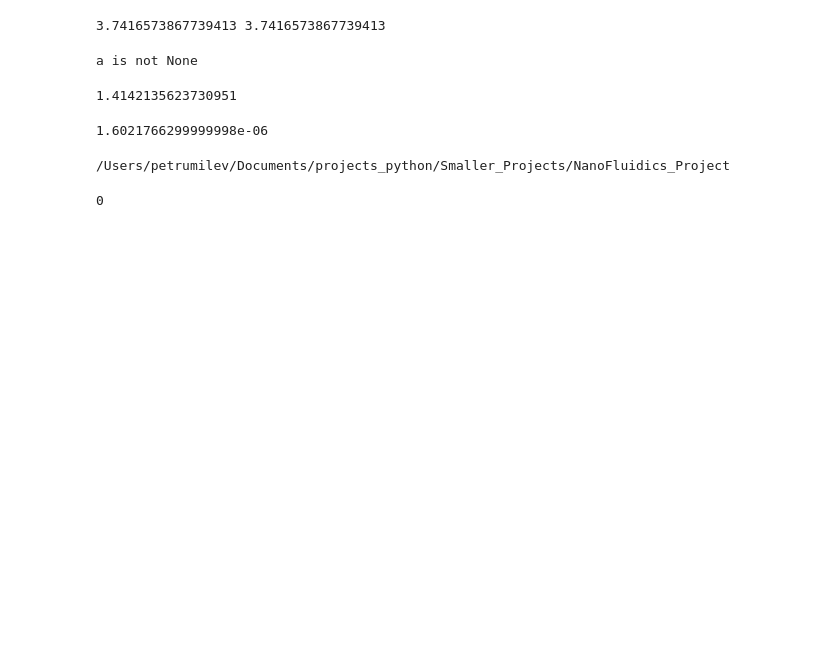
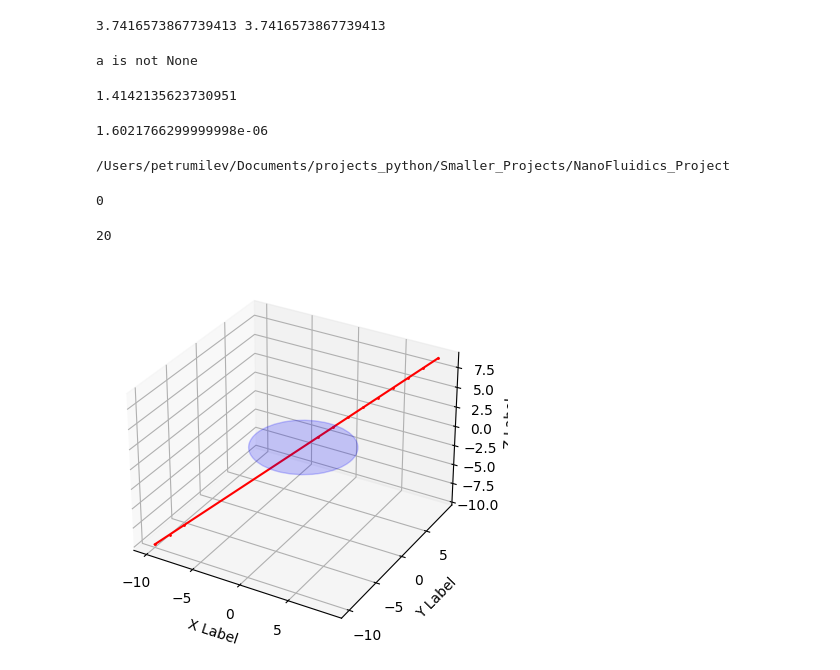
Before and after one commit to Petru-Milev/Smaller_Projects, a Jupyter notebook: NanoFluidics_Project/tests.ipynb, the cells around one changed output. Cells and saved outputs as stored; diff of their text form; code cells hidden in the pictures; blank space fills up the shorter version.

```diff
--- a/NanoFluidics_Project/tests.ipynb
+++ b/NanoFluidics_Project/tests.ipynb
@@ -52,3 +56,7 @@ print(current_directoru)
 100000000000000000%100000000
 # %% [output]
 0
+# %%
+200//10
+# %% [output]
+20
@@ -54,0 +69,20 @@ print(current_directoru)
+# %%
+x_array = np.array([-10, -9, -8, 1, 2, 3, 4, 5, 6, 7, 8, 9])
+y_array = np.array([-10, -9, -8, 1, 2, 3, 4, 5, 6, 7, 8, 9])
+z_array = np.array([-10, -9, -8, 1, 2, 3, 4, 5, 6, 7, 8, 9])
+fig = plt.figure()
+ax = fig.add_subplot(111, projection='3d')
+ax.plot(x_array, y_array, z_array, c = 'r', marker = 'o', markersize = 1)
+ax.set_xlabel('X Label')
+ax.set_ylabel('Y Label')
+ax.set_zlabel('Z Label')
+p = Circle((0, 0), 5, color='b', alpha=0.2)
+#p1 = Circle((0, 0), object.pore_radius - 2*object.particle_radius, color='r', alpha=0.2)
+ax.add_patch(p)
+#ax.add_patch(p1)
+art3d.pathpatch_2d_to_3d(p, z=0, zdir="z")
+#art3d.pathpatch_2d_to_3d(p1, z=0, zdir="z")
+
+plt.show()
+# %% [output]
+[figure, added]
```
Also changed, not shown: parts of 4 cells of this notebook, 4 other files.
